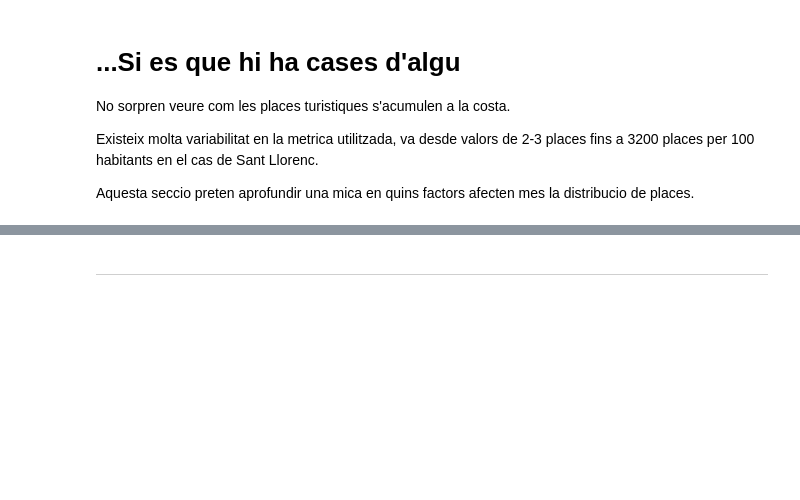
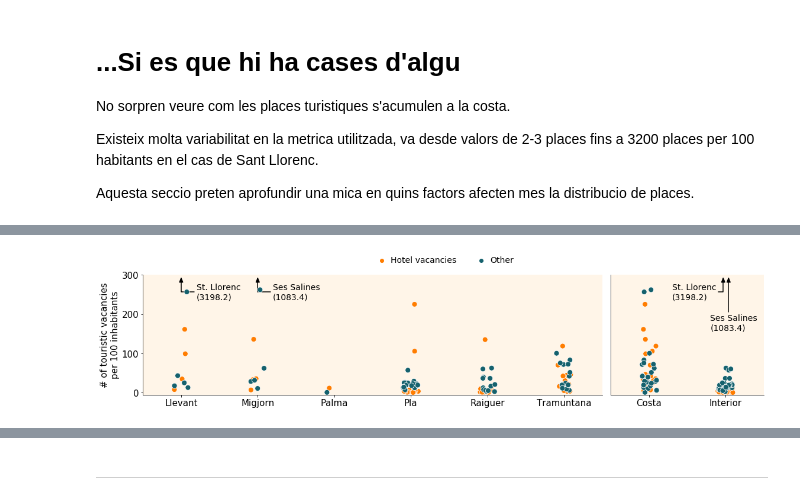
Before and after one commit to jpalm3r/cases-d-algu, a Jupyter notebook: TerraCremada.ipynb, the cells around one changed output, grey strips where cells are left out. Saved outputs shown, nothing was run; the diff lists cells and outputs as text; code cells hidden in the pictures; blank space fills up the shorter version.

```diff
--- a/TerraCremada.ipynb
+++ b/TerraCremada.ipynb
@@ -259,0 +135,81 @@ ax.hlines(y=0, linewidth=2, xmin = -1000, xmax = 1000, color='r')
+# %%
+vars2compare = [ 'pc_hotel_p100p', 'pc_llvac_p100p']
+categories = ['region_name', 'coast']
+
+databox1 = pd.melt(data[categories + vars2compare],
+                   id_vars = categories, value_vars = vars2compare)
+
+databox1.variable = databox1.variable.replace({'pc_hotel_p100p': 'Hotel vacancies',
+                                               'pc_llvac_p100p': 'Other'})
+
+#define subplots
+fig, ax = plt.subplots(1, 2, gridspec_kw={'width_ratios': [3, 1]}, figsize=(16, 3.5))
+
+sizedot = 9
+linewidth = 0.8
+edgecolor = 'white'
+
+colors = [color1, color2, color3]
+# Set your custom color palette
+sns.set_palette(sns.color_palette(colors))
+
+sns.stripplot(x='region_name', y='value', hue="variable", size = sizedot, ax = ax[0],
+             data=databox1, jitter=True, linewidth=linewidth, edgecolor=edgecolor)
+sns.stripplot(x='coast', y='value', hue="variable", size = sizedot,legend=False, ax = ax[1],
+                      data=databox1, jitter=True, linewidth=linewidth, edgecolor=edgecolor)
+
+ylims = [-5, 300]
+
+fig.legend(frameon=False, fontsize = 14, ncol = 2, handletextpad=0.1,
+           bbox_to_anchor=(0.51, 0.94),loc = 'lower center')
+
+ax[0].set_ylim(ylims)
+ax[0].set_xlabel('')
+ax[0].set_ylabel('# of touristic vacancies\nper 100 inhabitants', size = 15)
+ax[0].tick_params(axis='both', which='major', labelsize=15)
+ax[0].get_legend().remove()
+
+ax[0].annotate("St. Llorenc\n(3198.2)", xy=(0, 298), xycoords='data', xytext=(0.2, 279), textcoords='data',
+            size = textsize, zorder = 0, va = 'top',
+            arrowprops=dict(arrowstyle="-|>, head_width=0.2, head_length=0.5",
+                            color='black',lw =  1.5,connectionstyle="angle,angleA=180,angleB=-90,rad=0"),
+            )
+
+ax[0].annotate("Ses Salines\n(1083.4)", xy=(1, 298), xycoords='data', xytext=(1.2, 279), textcoords='data',
+            size = textsize, zorder = 0, va = "top",
+            arrowprops=dict(arrowstyle="-|>, head_width=0.2, head_length=0.5",
+                            color='black',lw =  1.5,connectionstyle="angle,angleA=180,angleB=-90,rad=0"),
+            )
+
+ax[1].annotate("St. Llorenc\n(3198.2)", xy=(0.97, 298), xycoords='data', xytext=(0.3, 279), textcoords='data',
+            size = textsize, zorder = 0, va = 'top',
+            arrowprops=dict(arrowstyle="-|>, head_width=0.2, head_length=0.5",
+                            color='black',lw =  1.5,connectionstyle="angle,angleA=180,angleB=-90,rad=0"),
+            )
+
+ax[1].annotate("Ses Salines\n(1083.4)", xy=(1.04, 298), xycoords='data', xytext=(0.8, 200), textcoords='data',
+            size = textsize, zorder = 0, va = "top",
+            arrowprops=dict(arrowstyle="-|>, head_width=0.2, head_length=0.5",
+                            color='black',lw =  1.5,connectionstyle="angle,angleA=180,angleB=-90,rad=0"),
+            )
+
+
+
+ax[0].spines['top'].set_visible(False)
+ax[0].spines['right'].set_visible(False)
+ax[0].set_facecolor(background_color)
+
+ax[1].set_ylim(ylims)
+ax[1].set_xlabel('')
+ax[1].set_ylabel('')
+ax[1].get_yaxis().set_visible(False)
+ax[1].tick_params(axis='both', which='major', labelsize=15)
+
+ax[1].spines['top'].set_visible(False)
+ax[1].spines['right'].set_visible(False)
+ax[1].set_facecolor(background_color)
+
+fig.tight_layout()
+plt.show()
+# %% [output]
+[figure, added]
```
Also changed, not shown: parts of 26 cells of this notebook, 1 other file.
